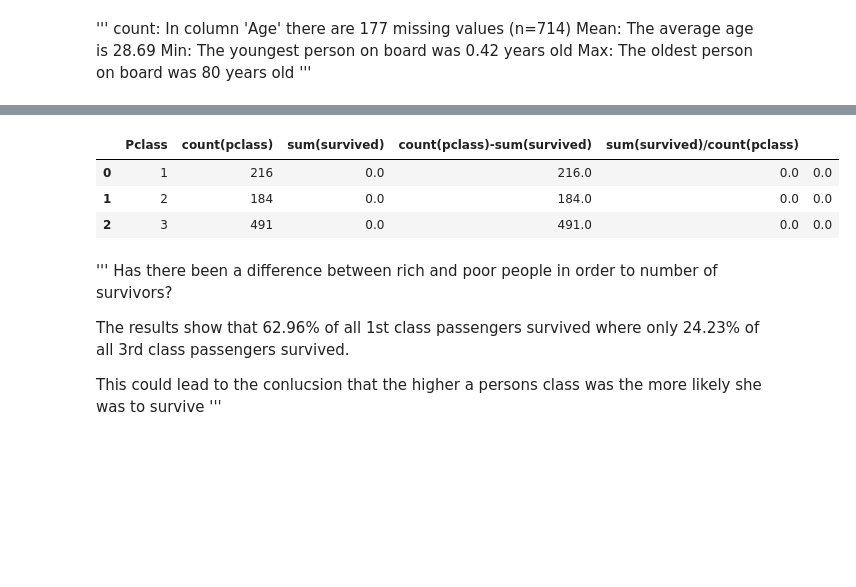
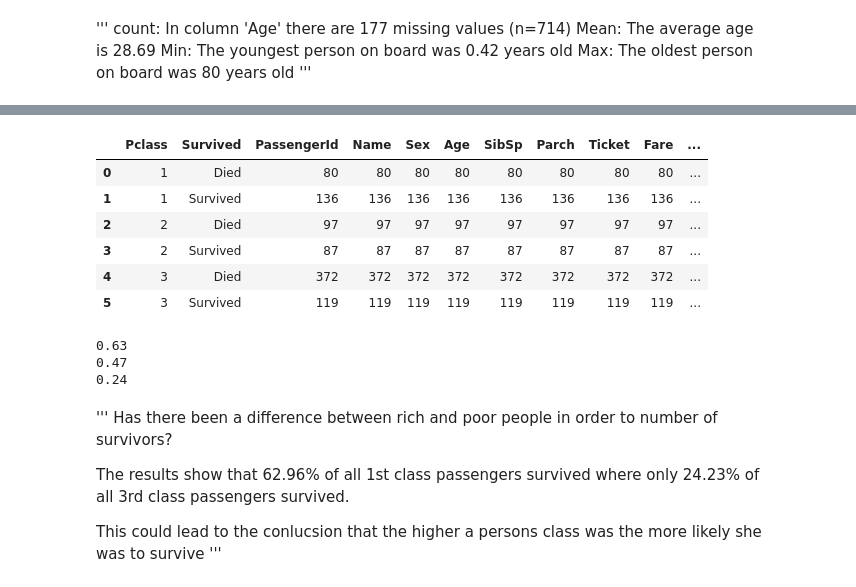
Before and after one commit to KentChun33333/machine-learning, a Jupyter notebook: DataAnalyst/P2/stu/75335_a65wn/report/P2-Investigate-a-Dataset.ipynb, the cells around one changed output, grey strips where cells are left out. Saved outputs shown, nothing was run; the diff lists cells and outputs as text; code cells hidden in the pictures; blank space fills up the shorter version.

```diff
--- a/DataAnalyst/P2/stu/75335_a65wn/report/P2-Investigate-a-Dataset.ipynb
+++ b/DataAnalyst/P2/stu/75335_a65wn/report/P2-Investigate-a-Dataset.ipynb
@@ -128,9 +128,9 @@ Source
 https://www.kaggle.com/benhamner/titanic/python-seaborn-pairplot-example/files
 '''
 # Replacing missing ages with median
-median_age = train['Age'].dropna().median()
-if len(train.Age[ train.Age.isnull() ]) > 0:
-    train.loc[ (train.Age.isnull()), 'Age'] = median_age
+median_age = train_df['Age'].dropna().median()
+if len(train_df.Age[ train_df.Age.isnull() ]) > 0:
+    train_df.loc[ (train_df.Age.isnull()), 'Age'] = median_age
 
 # train_df["Age"][np.isnan(train_df["Age"])] = np.median(train_df["Age"])
 train_df["Survived"][train_df["Survived"]==1] = "Survived"
@@ -171,18 +168,35 @@ print "{} of {} ({}) survived the Titanic".format(int(train_df['Survived'].sum()
 # %%
 # 2. Has there been a difference between rich and poor people in order to number of survivors?
 
 def rich_poor(df):
     q = """
     SELECT Pclass, count(Pclass), sum(Survived), count(Pclass)-sum(Survived), sum(Survived)/count(Pclass), sum(Survived)/342. FROM df GROUP BY Pclass;
     """
     return pandasql.sqldf(q.lower(), locals())
 
 rich_poor(train_df)
+
+rich_poor_df = train_df.groupby(['Pclass','Survived']).count()
+
+
+from IPython.display import display
+display(rich_poor_df.reset_index())
+
+for PclassId in xrange(1,4):
+    suvivied = rich_poor_df['PassengerId'][PclassId]['Survived']
+    total_eachPclass = float(train_df.groupby(['Pclass']).count()['PassengerId'][PclassId])
+    print round(suvivied/total_eachPclass,2)
 # %% [output]
-|  | Pclass | count(pclass) | sum(survived) | count(pclass)-sum(survived) | sum(survived)/count(pclass) |  |
-| 0 | 1 | 216 | 0.0 | 216.0 | 0.0 | 0.0 |
-| 1 | 2 | 184 | 0.0 | 184.0 | 0.0 | 0.0 |
-| 2 | 3 | 491 | 0.0 | 491.0 | 0.0 | 0.0 |
+|  | Pclass | Survived | PassengerId | Name | Sex | Age | SibSp | Parch | Ticket | Fare | ... |
+| 0 | 1 | Died | 80 | 80 | 80 | 80 | 80 | 80 | 80 | 80 | ... |
+| 1 | 1 | Survived | 136 | 136 | 136 | 136 | 136 | 136 | 136 | 136 | ... |
+| 2 | 2 | Died | 97 | 97 | 97 | 97 | 97 | 97 | 97 | 97 | ... |
+| 3 | 2 | Survived | 87 | 87 | 87 | 87 | 87 | 87 | 87 | 87 | ... |
+| 4 | 3 | Died | 372 | 372 | 372 | 372 | 372 | 372 | 372 | 372 | ... |
+| 5 | 3 | Survived | 119 | 119 | 119 | 119 | 119 | 119 | 119 | 119 | ... |
+0.63
+0.47
+0.24
 # %% [markdown]
 '''
 Has there been a difference between rich and poor
```
Also changed, not shown: parts of 3 cells of this notebook, 1 other file.
